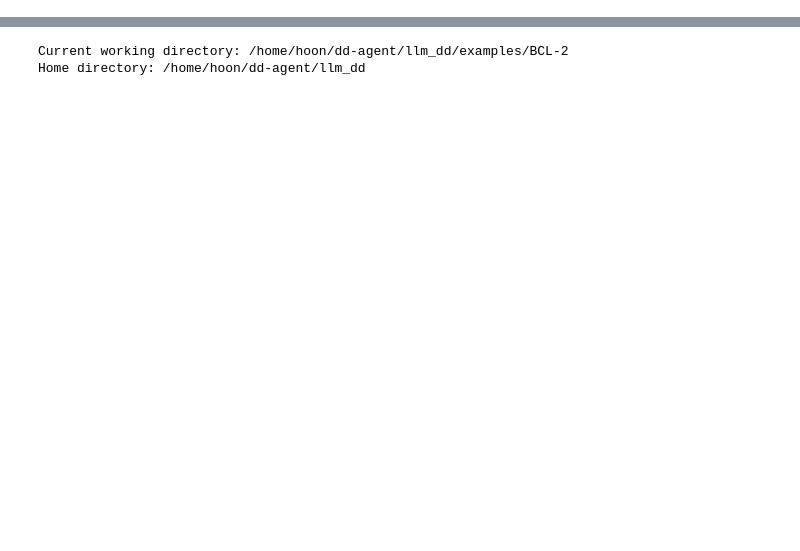
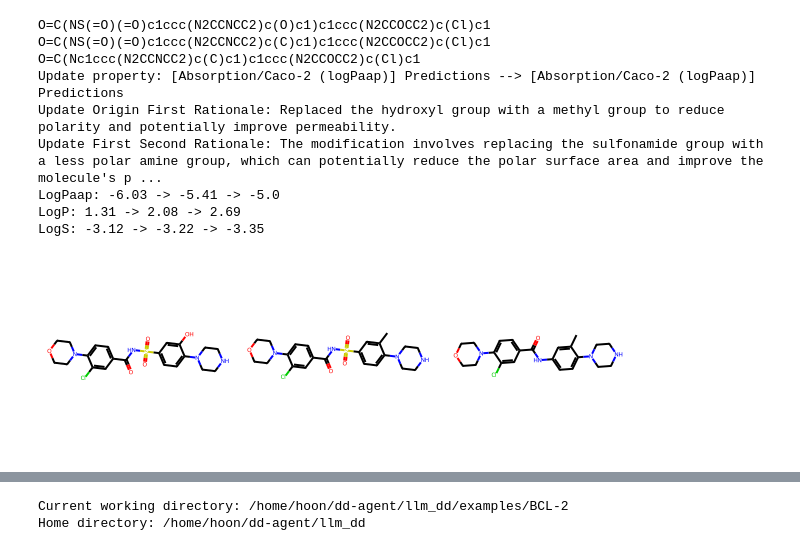
Before and after one commit to hoon-ock/AgentD, a Jupyter notebook: examples/BCL-2/analysis.ipynb, the cells around one changed output, grey strips where cells are left out. Drawn from its saved outputs; the diff is of its cells as text; code cells hidden in the pictures; blank space fills up the shorter version.

```diff
--- a/examples/BCL-2/analysis.ipynb
+++ b/examples/BCL-2/analysis.ipynb
@@ -72,0 +390,5 @@ def drug_chemical_feasibility(smiles: str):
+# %%
+import json
+
+with open(f"{save_directory}/report_{file_name}.json", "w") as f:
+    json.dump(report, f, indent=4)
@@ -72,0 +437,15 @@ def drug_chemical_feasibility(smiles: str):
+# %%
+# find entries that show ups for direction_1 and direction_2
+up_entries = merged[
+    (merged['direction_1'] == 'up') & (merged['direction_2'] == 'up')
+]
+print(f"Number of up entries: {len(up_entries)}")
+# change the type to float for updated_value_2 and original_value
+up_entries['original_value'] = pd.to_numeric(up_entries['original_value'], errors='coerce')
+up_entries['updated_value_2'] = pd.to_numeric(up_entries['updated_value_2'], errors='coerce')
+up_entries['value_increase'] = up_entries['updated_value_2'] - up_entries['original_value']
+up_entries['value_increase'] = up_entries['value_increase'].astype(float)
+
+# sort based on the value increase
+up_entries = up_entries.sort_values(by='value_increase', ascending=False)
+up_entries
@@ -72,0 +483,53 @@ def drug_chemical_feasibility(smiles: str):
+# %%
+entry_no = 1
+original_smiles = up_entries['original_smiles'].iloc[entry_no]
+first_updated_smiles = up_entries['updated_smiles_1'].iloc[entry_no]
+second_updated_smiles = up_entries['updated_smiles_2'].iloc[entry_no]
+first_property = up_entries['property_1'].iloc[entry_no]
+second_property = up_entries['property_2'].iloc[entry_no]
+
+matching_origin = update_origin_first[update_origin_first['SMILES'] == original_smiles]['Rationale'].values[0]
+matching_update = update_first_second[update_first_second['SMILES'] == first_updated_smiles]['Rationale'].values[0]
+
+matching_original_logPaap = original_property[original_property['SMILES'] == original_smiles]['[Absorption/Caco-2 (logPaap)] Predictions'].values[0]
+matching_update1_logPaap = first_updated_property[first_updated_property['SMILES'] == first_updated_smiles]['[Absorption/Caco-2 (logPaap)] Predictions'].values[0]
+matching_update2_logPaap = second_updated_property[second_updated_property['SMILES'] == second_updated_smiles]['[Absorption/Caco-2 (logPaap)] Predictions'].values[0]
+
+matching_origin_logP = original_property[original_property['SMILES'] == original_smiles]['[General Properties/Log(P)] Predictions'].values[0]
+matching_update1_logP = first_updated_property[first_updated_property['SMILES'] == first_updated_smiles]['[General Properties/Log(P)] Predictions'].values[0]
+matching_update2_logP = second_updated_property[second_updated_property['SMILES'] == second_updated_smiles]['[General Properties/Log(P)] Predictions'].values[0]
+
+matching_origin_logS = original_property[original_property['SMILES'] == original_smiles]['[General Properties/Log S] Predictions'].values[0]
+matching_update1_logS = first_updated_property[first_updated_property['SMILES'] == first_updated_smiles]['[General Properties/Log S] Predictions'].values[0]
+matching_update2_logS = second_updated_property[second_updated_property['SMILES'] == second_updated_smiles]['[General Properties/Log S] Predictions'].values[0]
+
+print(f"{original_smiles}")
+print(f"{first_updated_smiles}")
+print(f"{second_updated_smiles}")
+print(f"Update property: {first_property} --> {second_property}")
+print(f"Update Origin First Rationale: {matching_origin}")
+print(f"Update First Second Rationale: {matching_update}")
+print(f"LogPaap: {matching_original_logPaap} -> {matching_update1_logPaap} -> {matching_update2_logPaap}")
+print(f"LogP: {matching_origin_logP} -> {matching_update1_logP} -> {matching_update2_logP}")
+print(f"LogS: {matching_origin_logS} -> {matching_update1_logS} -> {matching_update2_logS}")
+
+
+
+smiles_list = [
+    original_smiles,
+    first_updated_smiles,
+    second_updated_smiles
+]
+mols = [Chem.MolFromSmiles(smi) for smi in smiles_list]
+Draw.MolsToGridImage(mols, molsPerRow=3, subImgSize=(200, 200))
+# %% [output]
+O=C(NS(=O)(=O)c1ccc(N2CCNCC2)c(O)c1)c1ccc(N2CCOCC2)c(Cl)c1
+O=C(NS(=O)(=O)c1ccc(N2CCNCC2)c(C)c1)c1ccc(N2CCOCC2)c(Cl)c1
+O=C(Nc1ccc(N2CCNCC2)c(C)c1)c1ccc(N2CCOCC2)c(Cl)c1
+Update property: [Absorption/Caco-2 (logPaap)] Predictions --> [Absorption/Caco-2 (logPaap)] Predictions
+Update Origin First Rationale: Replaced the hydroxyl group with a methyl group to reduce polarity and potentially improve permeability.
+Update First Second Rationale: The modification involves replacing the sulfonamide group with a less polar amine group, which can potentially reduce the polar surface area and improve the molecule's p ...
+LogPaap: -6.03 -> -5.41 -> -5.0
+LogP: 1.31 -> 2.08 -> 2.69
+LogS: -3.12 -> -3.22 -> -3.35
+[figure, added]
```
Also changed, not shown: parts of 66 cells of this notebook, 41 other files.
